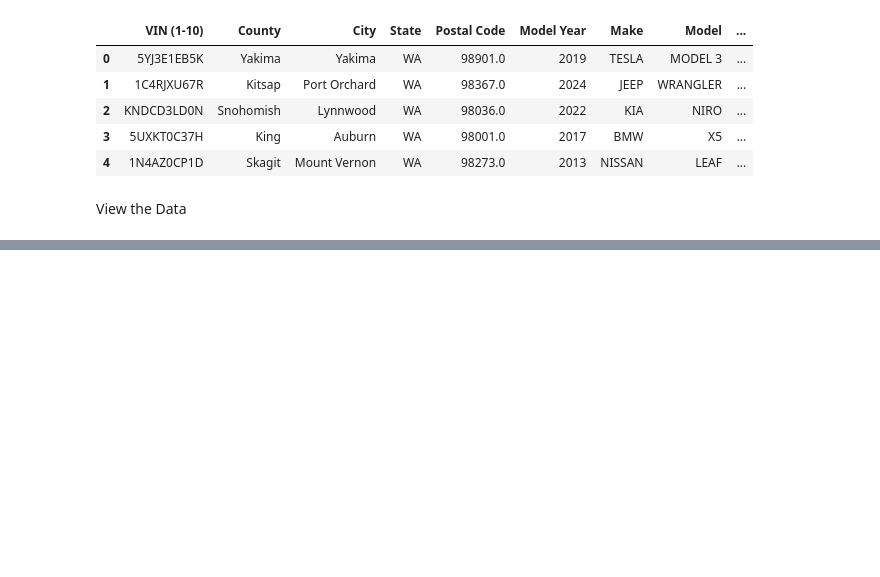
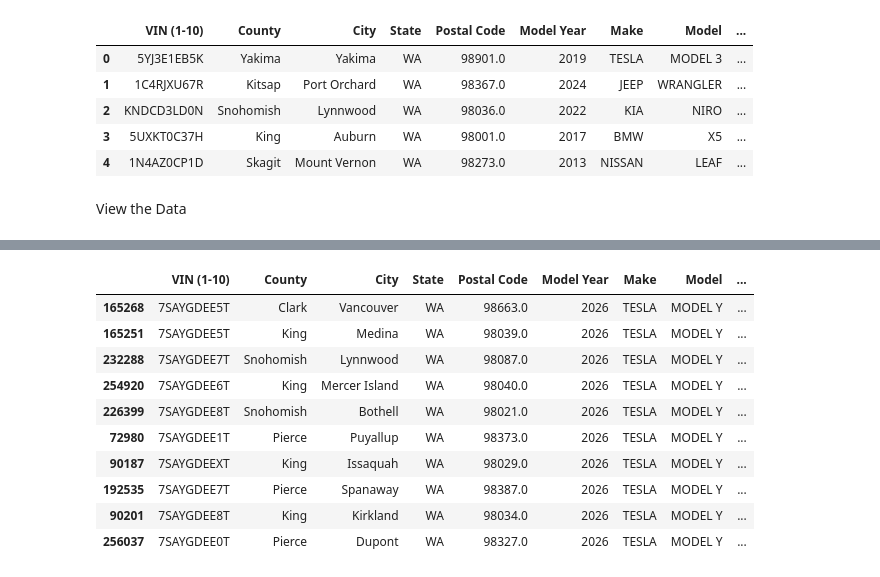
Before and after one commit to rileywillbaker/IA340-, a Jupyter notebook: Lab2.ipynb, the cells around one changed output, grey strips where cells are left out. Drawn from its saved outputs; the diff is of its cells as text; code cells hidden in the pictures; blank space fills up the shorter version.

```diff
--- a/Lab2.ipynb
+++ b/Lab2.ipynb
@@ -21,0 +149,15 @@ df.shape
+# %%
+# Sort by Model Year, newest first
+df_clean.sort_values(by='Model Year', ascending=False).head(10)
+# %% [output]
+|  | VIN (1-10) | County | City | State | Postal Code | Model Year | Make | Model | ... |
+| 165268 | 7SAYGDEE5T | Clark | Vancouver | WA | 98663.0 | 2026 | TESLA | MODEL Y | ... |
+| 165251 | 7SAYGDEE5T | King | Medina | WA | 98039.0 | 2026 | TESLA | MODEL Y | ... |
+| 232288 | 7SAYGDEE7T | Snohomish | Lynnwood | WA | 98087.0 | 2026 | TESLA | MODEL Y | ... |
+| 254920 | 7SAYGDEE6T | King | Mercer Island | WA | 98040.0 | 2026 | TESLA | MODEL Y | ... |
+| 226399 | 7SAYGDEE8T | Snohomish | Bothell | WA | 98021.0 | 2026 | TESLA | MODEL Y | ... |
+| 72980 | 7SAYGDEE1T | Pierce | Puyallup | WA | 98373.0 | 2026 | TESLA | MODEL Y | ... |
+| 90187 | 7SAYGDEEXT | King | Issaquah | WA | 98029.0 | 2026 | TESLA | MODEL Y | ... |
+| 192535 | 7SAYGDEE7T | Pierce | Spanaway | WA | 98387.0 | 2026 | TESLA | MODEL Y | ... |
+| 90201 | 7SAYGDEE8T | King | Kirkland | WA | 98034.0 | 2026 | TESLA | MODEL Y | ... |
+| 256037 | 7SAYGDEE0T | Pierce | Dupont | WA | 98327.0 | 2026 | TESLA | MODEL Y | ... |
```
Also changed, not shown: parts of 14 cells of this notebook.
